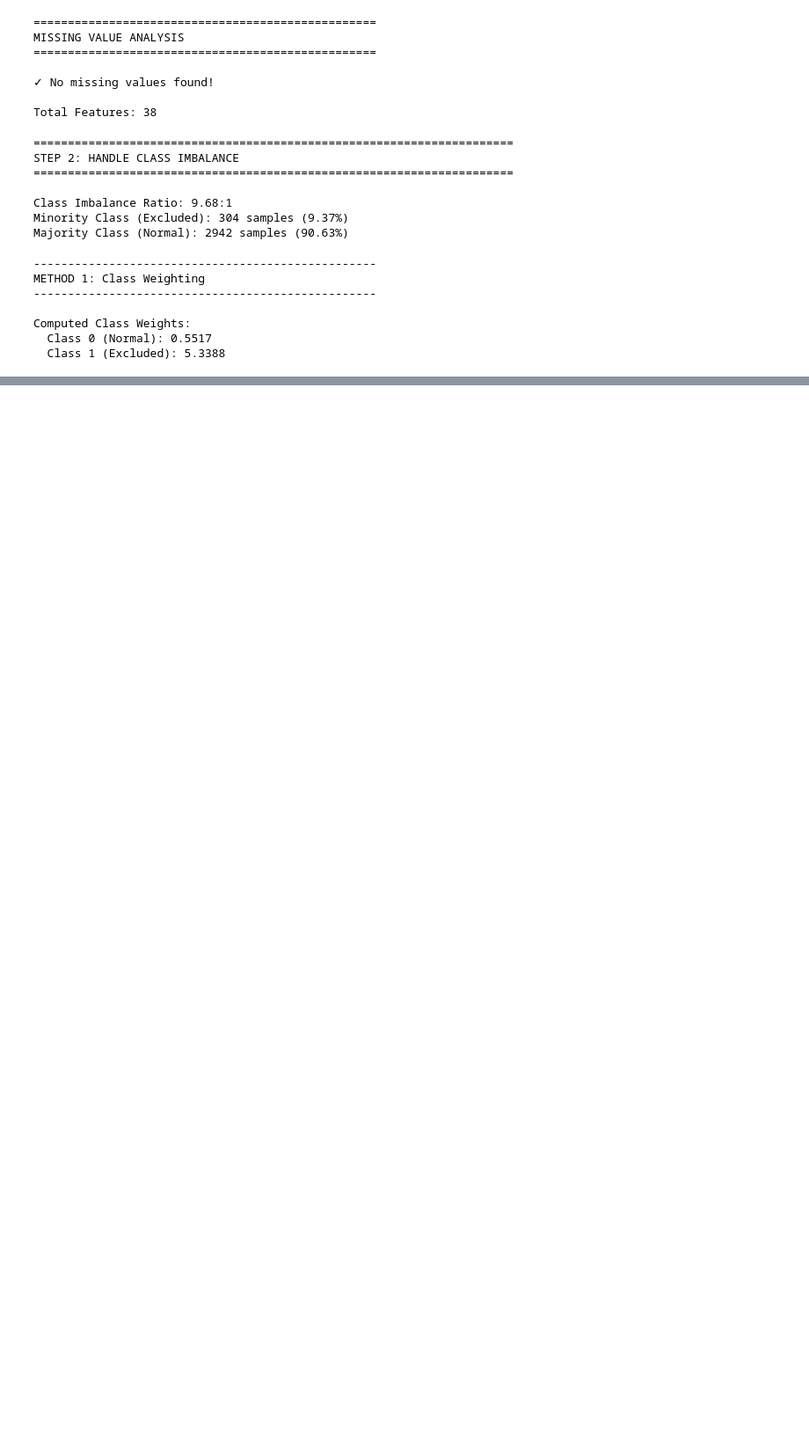
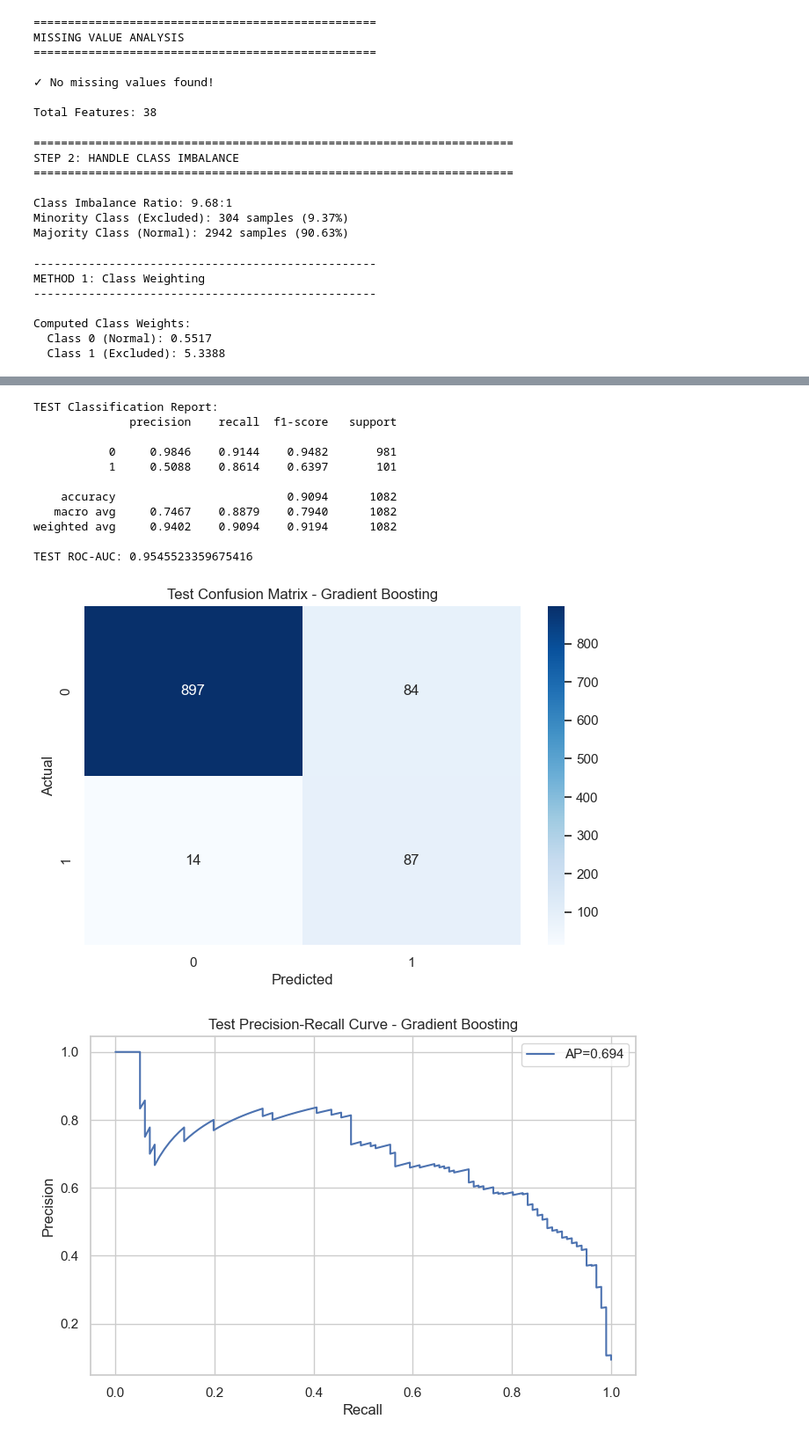
Before and after one commit to omarAhmed-11/fraud_detection_project, a Jupyter notebook: 02_modeling.ipynb, the cells around one changed output, grey strips where cells are left out. Shown at 88% size. Cells and saved outputs as stored; diff of their text form; code cells hidden in the pictures; blank space fills up the shorter version.

```diff
--- a/02_modeling.ipynb
+++ b/02_modeling.ipynb
@@ -282,0 +492,46 @@ Computed Class Weights:
+# %%
+# ==========================
+# FINAL TEST SET EVALUATION (20%)
+# ==========================
+
+y_test_pred = gb_clf.predict(X_test)
+y_test_proba = gb_clf.predict_proba(X_test)[:, 1]
+
+print("TEST Classification Report:")
+print(classification_report(y_test, y_test_pred, digits=4))
+
+test_auc = roc_auc_score(y_test, y_test_proba)
+print("TEST ROC-AUC:", test_auc)
+
+# Test confusion matrix
+cm = confusion_matrix(y_test, y_test_pred)
+sns.heatmap(cm, annot=True, fmt="d", cmap="Blues")
+plt.title("Test Confusion Matrix - Gradient Boosting")
+plt.xlabel("Predicted")
+plt.ylabel("Actual")
+plt.show()
+
+# Test PR curve
+test_avg_precision = average_precision_score(y_test, y_test_proba)
+prec_test, rec_test, _ = precision_recall_curve(y_test, y_test_proba)
+
+plt.plot(rec_test, prec_test, label=f"AP={test_avg_precision:.3f}")
+plt.title("Test Precision-Recall Curve - Gradient Boosting")
+plt.xlabel("Recall")
+plt.ylabel("Precision")
+plt.legend()
+plt.show()
+# %% [output]
+TEST Classification Report:
+              precision    recall  f1-score   support
+
+           0     0.9846    0.9144    0.9482       981
+           1     0.5088    0.8614    0.6397       101
+
+    accuracy                         0.9094      1082
+   macro avg     0.7467    0.8879    0.7940      1082
+weighted avg     0.9402    0.9094    0.9194      1082
+
+TEST ROC-AUC: 0.9545523359675416
+[figure, added]
+[figure, added]
```
Also changed, not shown: parts of 11 cells of this notebook, 1 other file.
